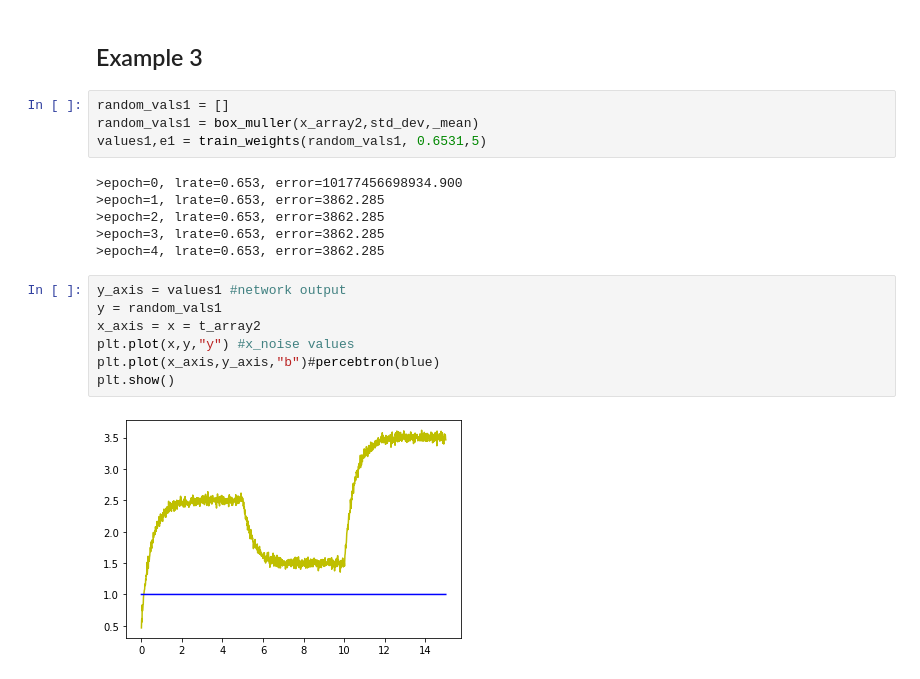
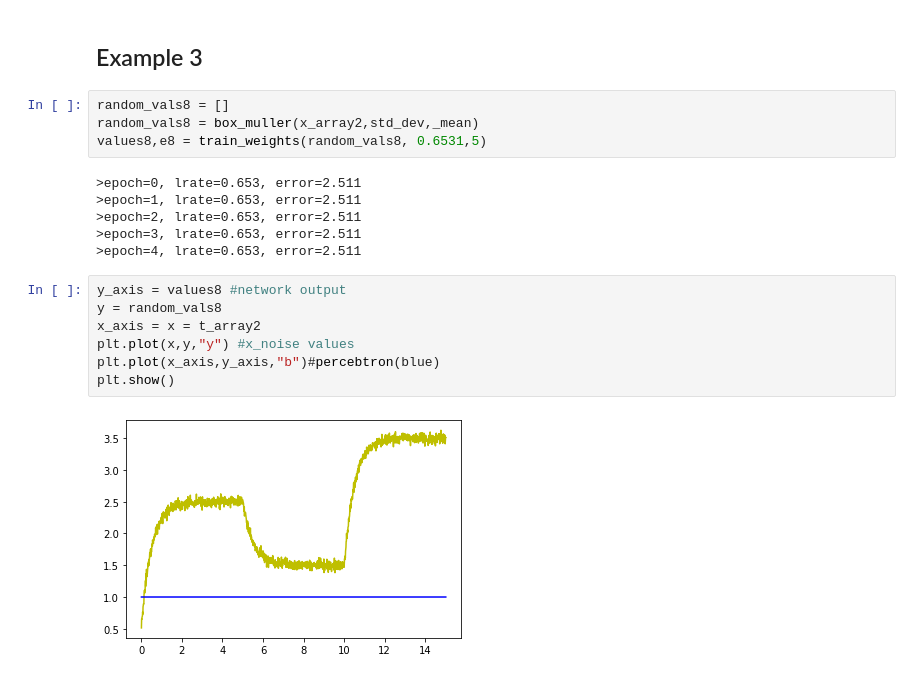
Before and after one commit to Kikumu/Computational-science-practice, a Jupyter notebook: Computational Science ACW.ipynb, the cells around one changed output. Drawn from its saved outputs; the diff is of its cells as text.

```diff
--- a/Computational Science ACW.ipynb
+++ b/Computational Science ACW.ipynb
@@ -560,21 +573,21 @@ plt.show()
 # %% [markdown]
 ## Example 3
 # %%
-random_vals1 = []
-random_vals1 = box_muller(x_array2,std_dev,_mean)
-values1,e1 = train_weights(random_vals1, 0.6531,5)
+random_vals8 = []
+random_vals8 = box_muller(x_array2,std_dev,_mean)
+values8,e8 = train_weights(random_vals8, 0.6531,5)
 # %% [output]
->epoch=0, lrate=0.653, error=10177456698934.900
->epoch=1, lrate=0.653, error=3862.285
->epoch=2, lrate=0.653, error=3862.285
->epoch=3, lrate=0.653, error=3862.285
->epoch=4, lrate=0.653, error=3862.285
+>epoch=0, lrate=0.653, error=2.511
+>epoch=1, lrate=0.653, error=2.511
+>epoch=2, lrate=0.653, error=2.511
+>epoch=3, lrate=0.653, error=2.511
+>epoch=4, lrate=0.653, error=2.511
 # %%
-y_axis = values1 #network output
-y = random_vals1
+y_axis = values8 #network output
+y = random_vals8
 x_axis = x = t_array2
 plt.plot(x,y,"y") #x_noise values
 plt.plot(x_axis,y_axis,"b")#percebtron(blue)
 plt.show()
 # %% [output]
-[figure, old version]
+[figure, new version]
```
Also changed, not shown: parts of 22 cells of this notebook.
